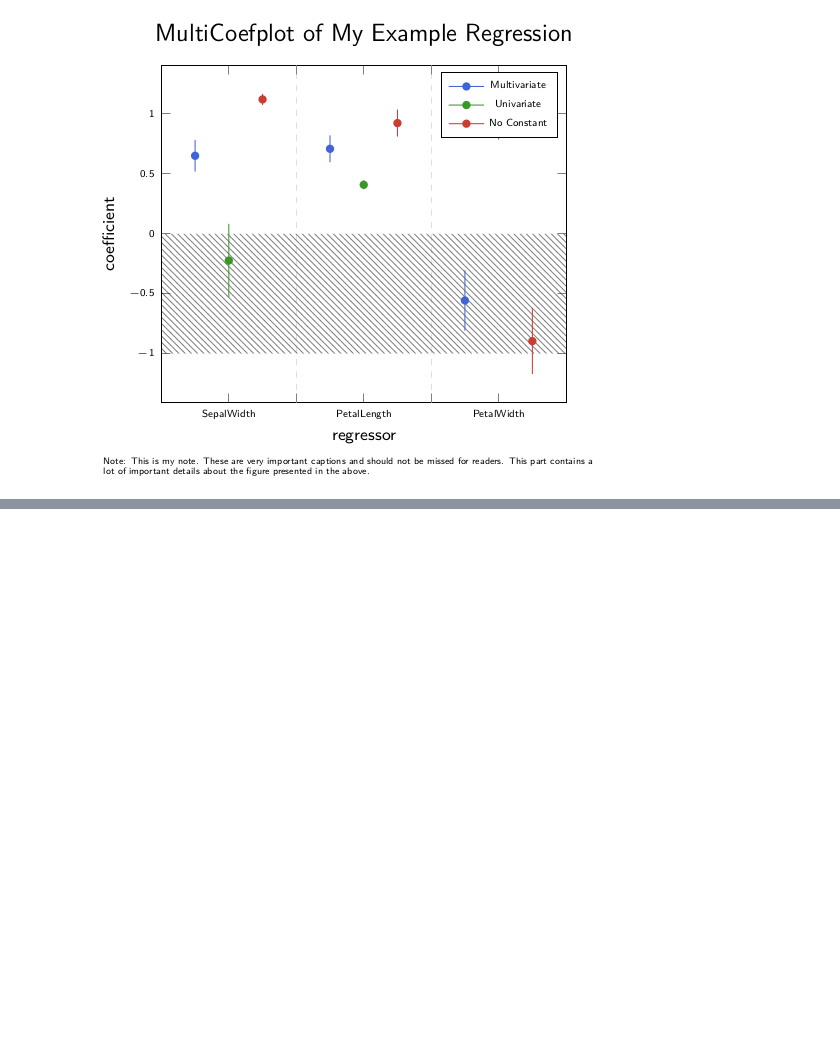
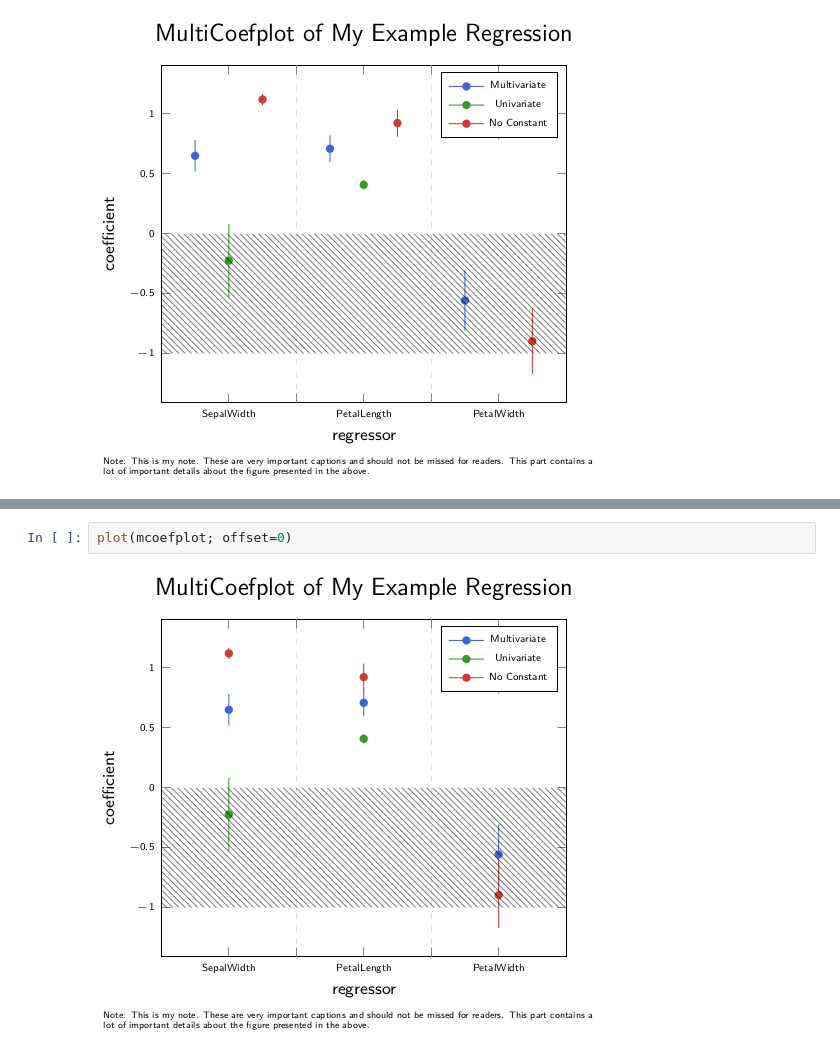
Before and after one commit to caibengbu/Coefplots.jl, a Jupyter notebook: examples/quick_start.ipynb, the cells around one changed output, grey strips where cells are left out. Drawn from its saved outputs; the diff is of its cells as text; blank space fills up the shorter version.

Commit message:
allow offset

```diff
--- a/examples/quick_start.ipynb
+++ b/examples/quick_start.ipynb
@@ -118,0 +122,4 @@ plot(mcoefplot)
+# %%
+plot(mcoefplot; offset=0)
+# %% [output]
+[figure, added]
```
Also changed, not shown: parts of 2 cells of this notebook, 6 other files.
